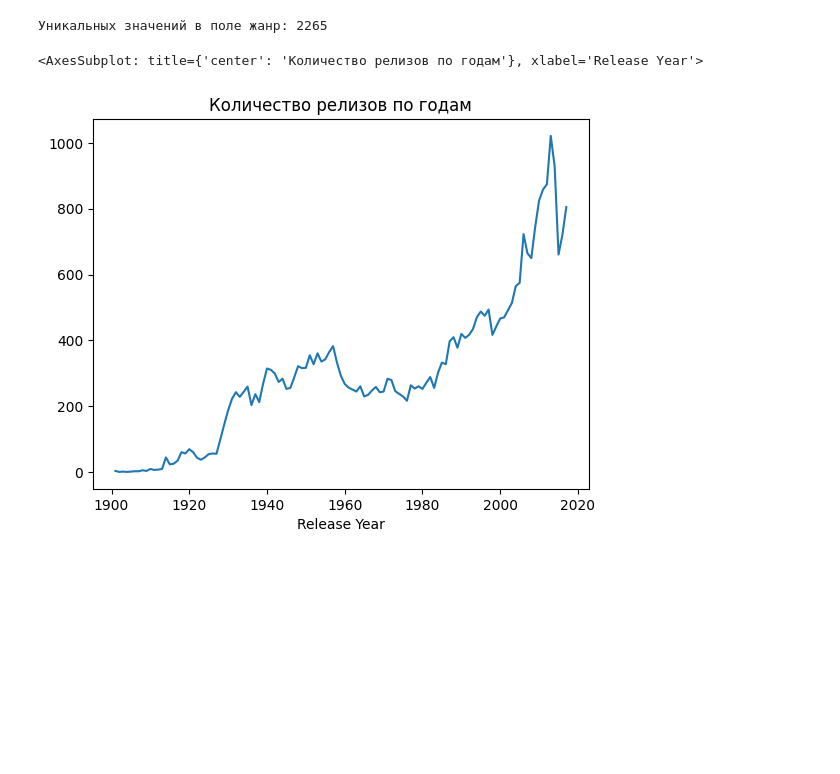
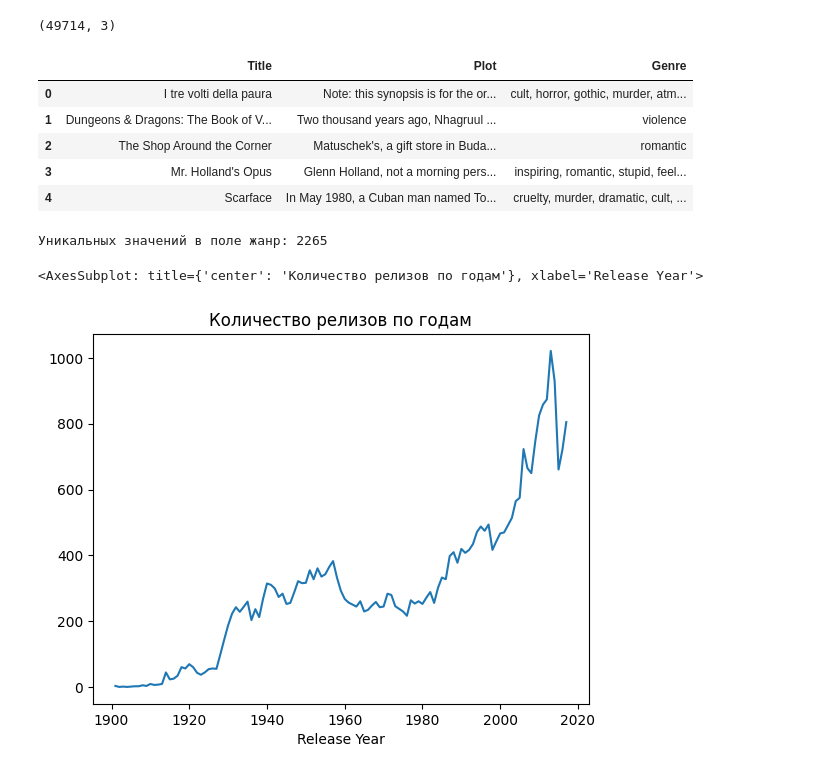
Before and after one commit to maxt/ds-practise, a Jupyter notebook: final/final.ipynb, the cells around one changed output. Drawn from its saved outputs; the diff is of its cells as text; code cells hidden in the pictures; blank space fills up the shorter version.

```diff
--- a/final/final.ipynb
+++ b/final/final.ipynb
@@ -22,3 +46,15 @@ plots.head()
+# %%
+merged_dataset = pd.concat([mpst, wiki])
+print(merged_dataset.shape)
+merged_dataset.head()
+# %% [output]
+(49714, 3)
+|  | Title | Plot | Genre |
+| 0 | I tre volti della paura | Note: this synopsis is for the or... | cult, horror, gothic, murder, atm... |
+| 1 | Dungeons & Dragons: The Book of V... | Two thousand years ago, Nhagruul ... | violence |
+| 2 | The Shop Around the Corner | Matuschek's, a gift store in Buda... | romantic |
+| 3 | Mr. Holland's Opus | Glenn Holland, not a morning pers... | inspiring, romantic, stupid, feel... |
+| 4 | Scarface | In May 1980, a Cuban man named To... | cruelty, murder, dramatic, cult, ... |
 # %%
 unique_genres_count = plots['Genre'].unique().shape[0]
 print(f'Уникальных значений в поле жанр: {unique_genres_count}')
```
Also changed, not shown: parts of 8 cells of this notebook, 1 other file.
